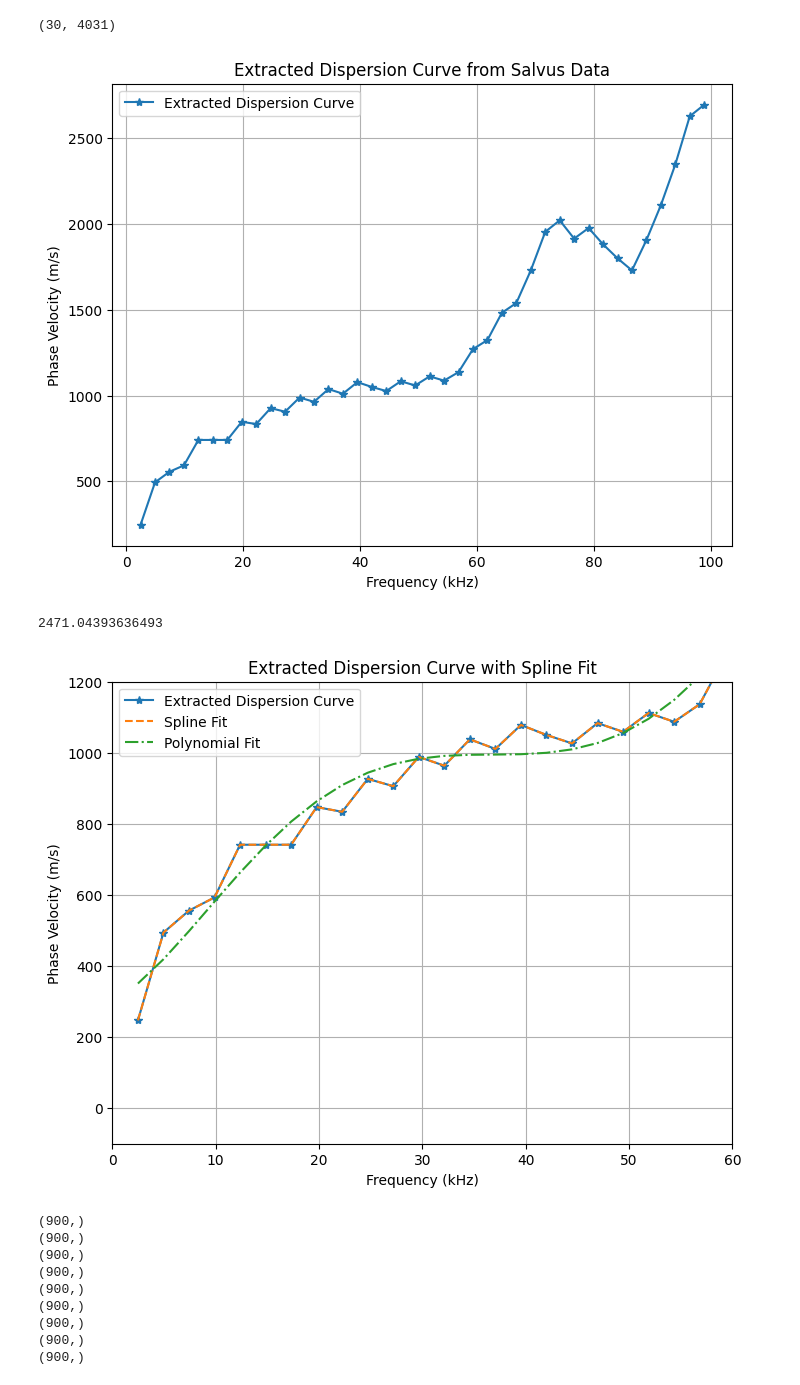
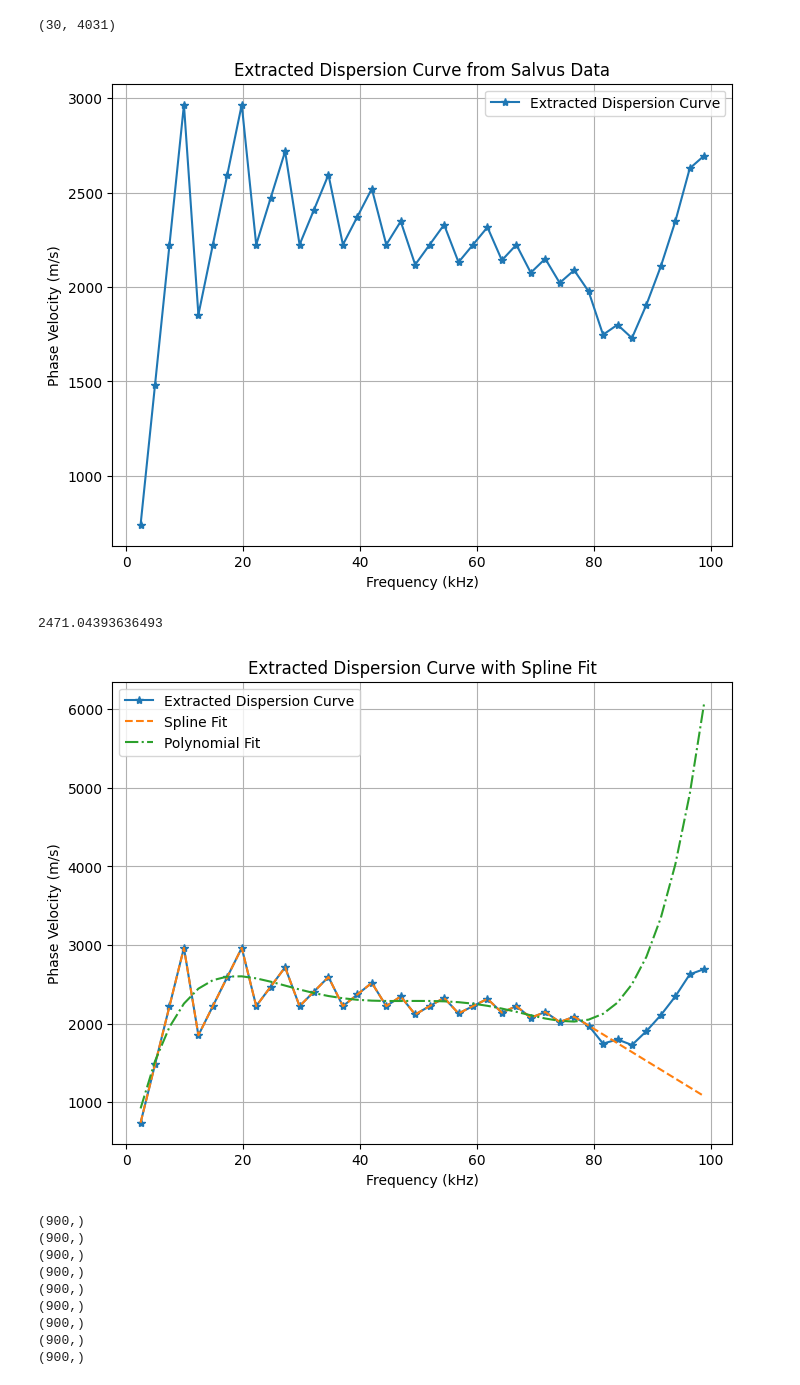
Before and after one commit to armercier/Hybrid-OED, a Jupyter notebook: src/scripts/test_salvus_forward_solve_dispersion.ipynb, the cells around one changed output. Cells and saved outputs as stored; diff of their text form; code cells hidden in the pictures.

```diff
--- a/src/scripts/test_salvus_forward_solve_dispersion.ipynb
+++ b/src/scripts/test_salvus_forward_solve_dispersion.ipynb
@@ -57,7 +57,7 @@ from hybridoed.oed import *
 
 # ---- physical domain (meters) ----
 Lx, Ly = 0.6, 0.6               # FIXED domain size
-c_min = 1300.0
+c_min = 1600.0
 c_max = 5750.0
 
 # ---- material model (fixed in meters) ----
@@ -789,7 +789,8 @@ def extract_dispersion_fk(u, dt, dx):
 # %%
 # read the traces from salvus
 # salvus_out = np.load("diagonal_traces_all.npz")  # assuming the traces are saved in a numpy file
-salvus_out = np.load("all_traces.npz")
+# salvus_out = np.load("all_traces.npz")
+salvus_out = np.load("all_traces_S0.npz")
 # salvus_traces = salvus_out["diagonal_traces_all"][-1]
 salvus_traces = salvus_out["all_traces"]
 salvus_time = salvus_out["t"]
@@ -822,7 +823,7 @@ plt.grid()
 plt.legend()
 plt.show()
 # %% [output]
-[figure, old version]
+[figure, new version]
 # %%
 print(f_pos.min())
 # %% [output]
@@ -830,29 +831,29 @@ print(f_pos.min())
 # %%
 # fit a polynomial to the dispersion curve
 from scipy.interpolate import UnivariateSpline
 # Only fit up to 80 kHz to avoid high-frequency noise
 fit_mask = f_pos < 80e3
 spline = UnivariateSpline(f_pos[fit_mask], cp[fit_mask], k=1, s=0.001)
 cp_spline = spline(f_pos)
 
 # make a much smooter spline or polynomial fit to the dispersion curve
 poly_coeffs = np.polyfit(f_pos[fit_mask], cp[fit_mask], deg=5)
 cp_poly = np.polyval(poly_coeffs, f_pos)
 
 plt.figure(figsize=(8,6))
 plt.plot(f_pos[:40]*1e-3, cp[:40],"-*", label="Extracted Dispersion Curve")
 plt.plot(f_pos[:40]*1e-3, cp_spline[:40], label="Spline Fit", linestyle='--')
 plt.plot(f_pos[:40]*1e-3, cp_poly[:40], label="Polynomial Fit", linestyle='-.')
-plt.ylim(-100, 1200)
-plt.xlim(0, 60)
+# plt.ylim(-100, 1200)
+# plt.xlim(0, 60)
 plt.xlabel('Frequency (kHz)')
 plt.ylabel('Phase Velocity (m/s)')
 plt.title('Extracted Dispersion Curve with Spline Fit')
 plt.grid()
 plt.legend()
 plt.show()
 # %% [output]
-[figure, old version]
+[figure, new version]
 # %%
 cp_fun = lambda f: spline(f)
 cp_table_spline = (f_pos, cp_spline)
```
Also changed, not shown: parts of 32 cells of this notebook.
